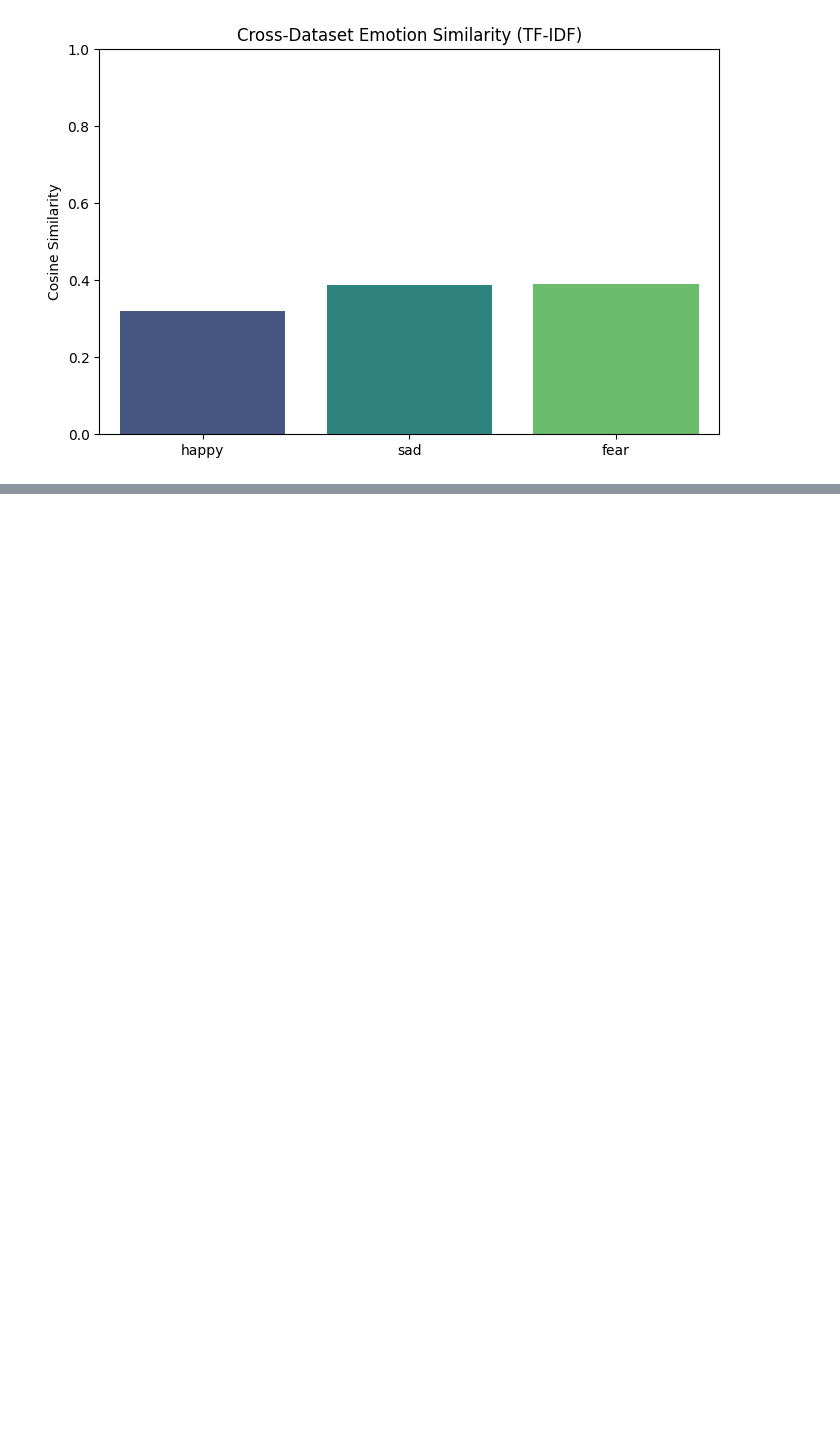
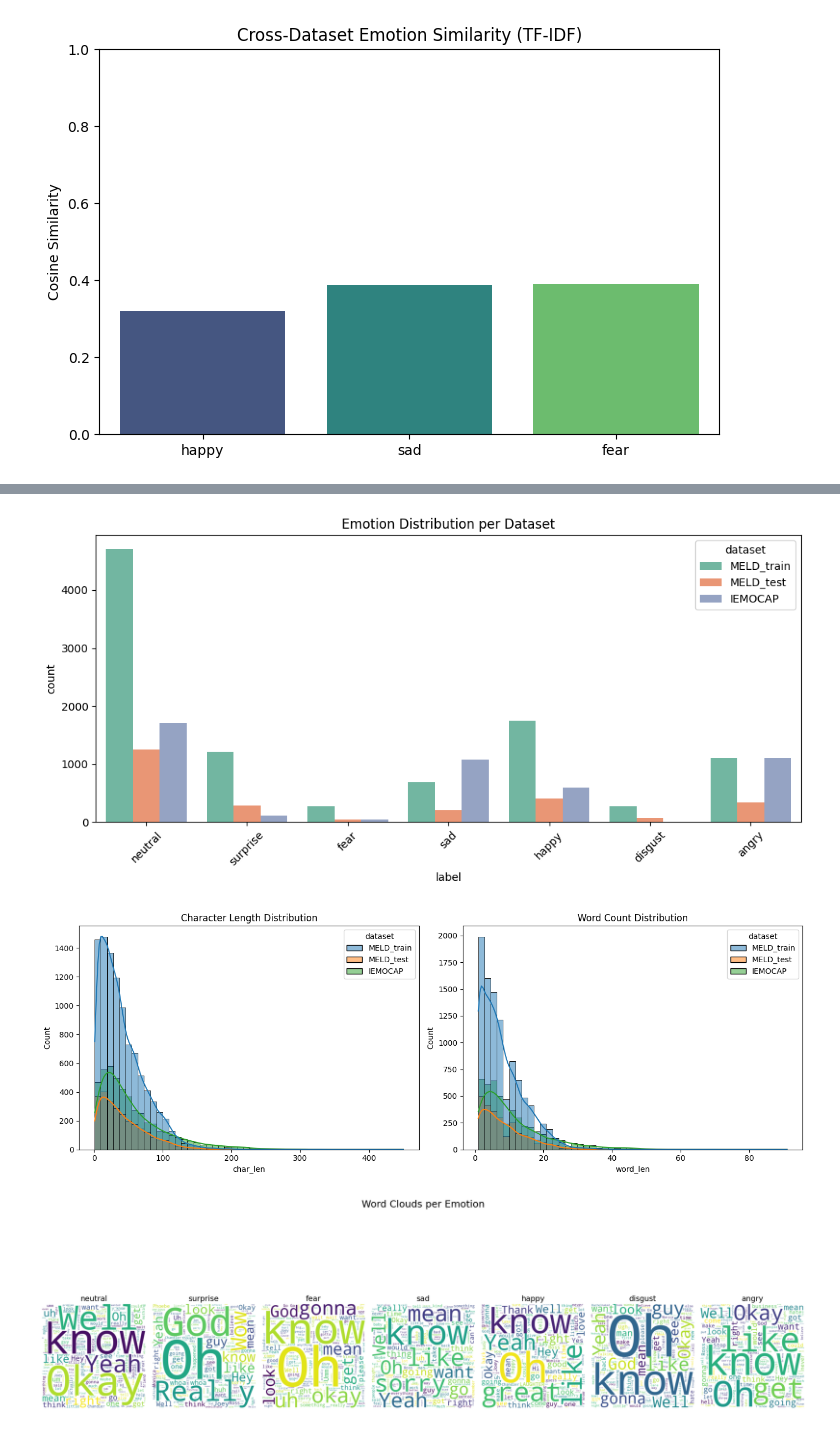
Before and after one commit to sofiafernandescd/EmoReA, a Jupyter notebook: emorea-backend/notebooks/text/TER-EDA.ipynb, the cells around one changed output, grey strips where cells are left out. Cells and saved outputs as stored; diff of their text form; code cells hidden in the pictures; blank space fills up the shorter version.

```diff
--- a/emorea-backend/notebooks/text/TER-EDA.ipynb
+++ b/emorea-backend/notebooks/text/TER-EDA.ipynb
@@ -214,0 +199,11 @@ processor.process_file(tess.iloc[0].filename)
+# %%
+import nltk
+from nltk.corpus import stopwords
+
+# Download stopwords if you haven’t yet
+nltk.download('stopwords')
+
+# Load English stopwords
+stop_words = set(stopwords.words('english'))
+
+print(len(stop_words))
@@ -214,0 +215,60 @@ processor.process_file(tess.iloc[0].filename)
+# %%
+import pandas as pd
+import matplotlib.pyplot as plt
+import seaborn as sns
+from wordcloud import WordCloud
+import numpy as np
+from sklearn.feature_extraction.text import TfidfVectorizer
+from sklearn.manifold import TSNE
+from sklearn.preprocessing import LabelEncoder
+
+# Combine for joint analysis
+df = pd.concat([meld_train, meld_test, iemocap], ignore_index=True)
+
+# ------------------------------------------------
+# 1. Label distribution
+# ------------------------------------------------
+plt.figure(figsize=(10,5))
+sns.countplot(data=df, x="label", hue="dataset", palette="Set2")
+plt.title("Emotion Distribution per Dataset")
+plt.xticks(rotation=45)
+plt.tight_layout()
+plt.show()
+
+# ------------------------------------------------
+# 2. Text length analysis
+# ------------------------------------------------
+df["char_len"] = df["text"].apply(len)
+df["word_len"] = df["text"].apply(lambda x: len(x.split()))
+
+fig, axes = plt.subplots(1, 2, figsize=(14,5))
+sns.histplot(data=df, x="char_len", hue="dataset", bins=50, kde=True, ax=axes[0])
+axes[0].set_title("Character Length Distribution")
+
+sns.histplot(data=df, x="word_len", hue="dataset", bins=50, kde=True, ax=axes[1])
+axes[1].set_title("Word Count Distribution")
+plt.tight_layout()
+plt.show()
+
+# ------------------------------------------------
+# 3. Word clouds per emotion
+# ------------------------------------------------
+emotions = df["label"].unique()
+fig, axes = plt.subplots(1, len(emotions), figsize=(20,8))
+
+#sw = set(['s', 't', 'you', 'I', 'it', 'that', 'the', 'and'])
+sw = set(stop_words)
+for i, emotion in enumerate(emotions):
+    text_data = " ".join(df[df["label"] == emotion]["text"])
+    wc = WordCloud(width=400, height=400, background_color="white", stopwords=sw).generate(text_data)
+    axes[i].imshow(wc, interpolation="bilinear")
+    axes[i].set_title(emotion, fontsize=14)
+    axes[i].axis("off")
+
+plt.suptitle("Word Clouds per Emotion", fontsize=18)
+plt.tight_layout()
+plt.show()
+# %% [output]
+[figure, added]
+[figure, added]
+[figure, added]
```
Also changed, not shown: parts of 9 cells of this notebook, 13 other files.
